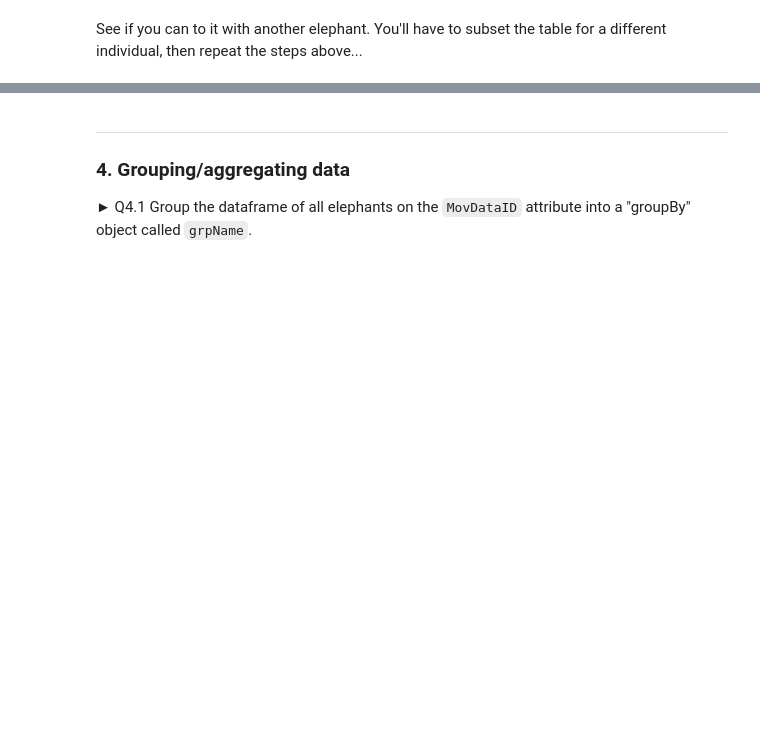
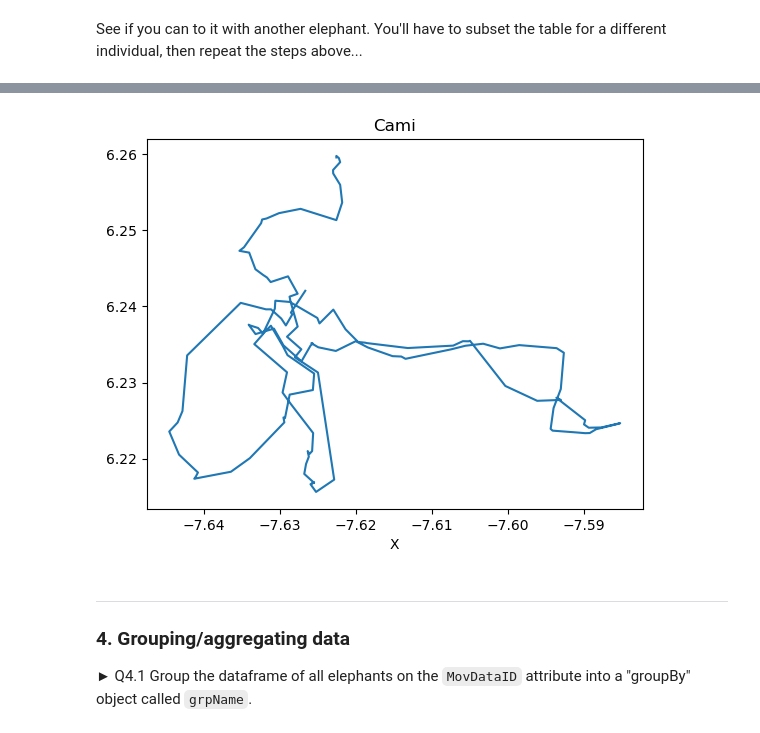
Before and after one commit to Alonso-Velas/ScientificComputing, a Jupyter notebook: 2-Pandas/X-Pandas-Exercise.ipynb, the cells around one changed output, grey strips where cells are left out. Drawn from its saved outputs; the diff is of its cells as text; code cells hidden in the pictures; blank space fills up the shorter version.

```diff
--- a/2-Pandas/X-Pandas-Exercise.ipynb
+++ b/2-Pandas/X-Pandas-Exercise.ipynb
@@ -177,0 +183,6 @@ See if you can to it with another elephant. You'll have to subset the table for
+# %%
+#Plot the path of Cami
+CamiMask = df['MovDataID'] == 'Cami'
+dfCami = df[CamiMask]
+dfCami.set_index('Fixtime').plot(x='X',y='Y',title='Cami',legend=False)
+# %% [output]
@@ -178,3 +195,4 @@ See if you can to it with another elephant. You'll have to subset the table for
+[figure, added]
 # %% [markdown]
 ---
 ### 4. Grouping/aggregating data
```
Also changed, not shown: parts of 11 cells of this notebook.
